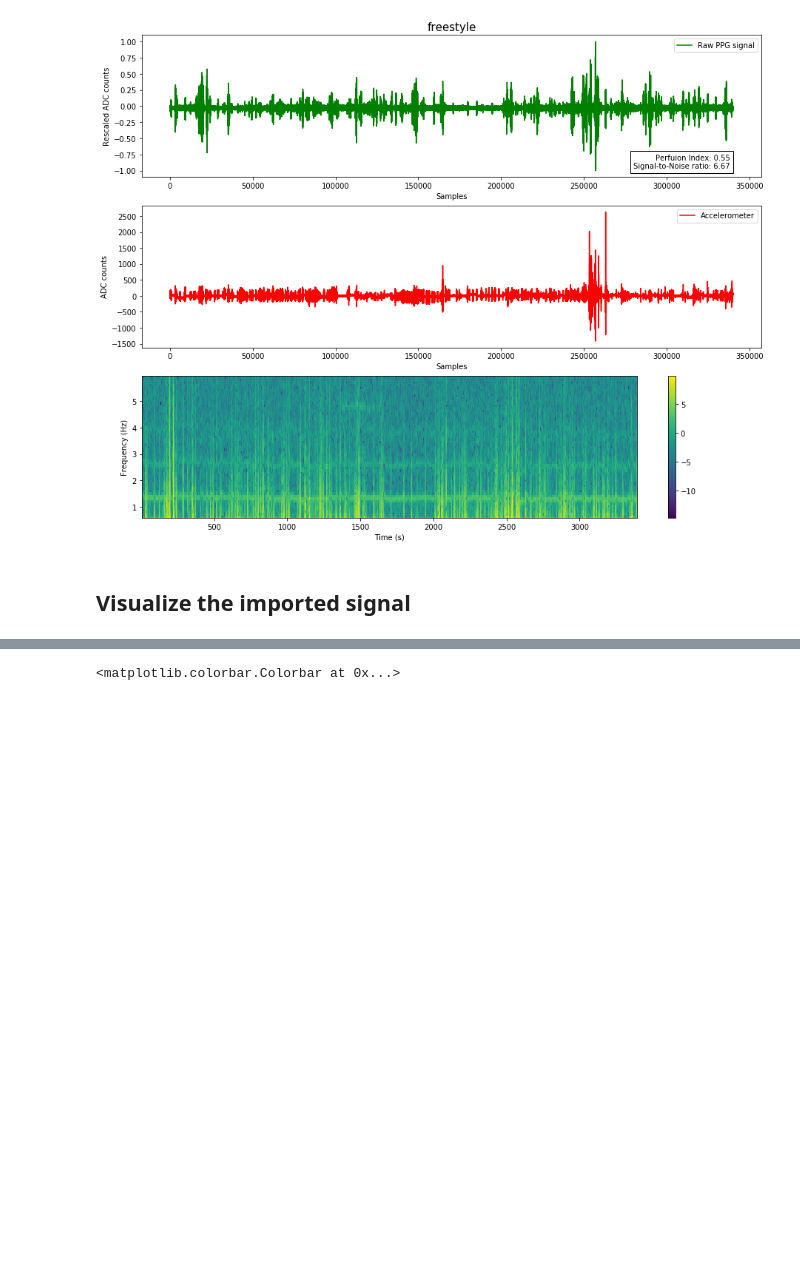
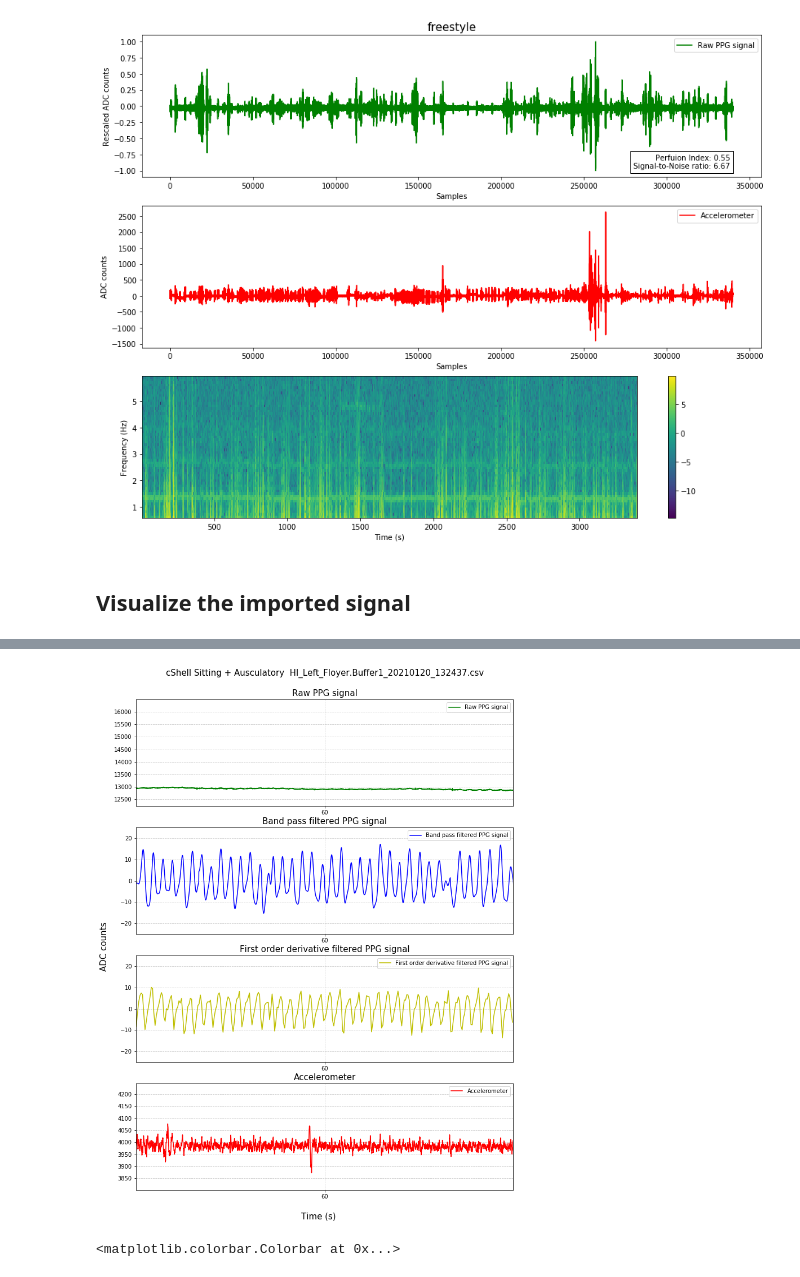
Before and after one commit to supertime1/PPG_DSP, a Jupyter notebook: PPG_DSP.ipynb, the cells around one changed output, grey strips where cells are left out. Drawn from its saved outputs; the diff is of its cells as text; code cells hidden in the pictures; blank space fills up the shorter version.

```diff
--- a/PPG_DSP.ipynb
+++ b/PPG_DSP.ipynb
@@ -370,3 +384,11 @@ plot_ps2_acc(file_path, file_name, [1.75,2.25],
+# %%
+file_path = "C:/Users/57lzhang.US04WW4008/Downloads/OneDrive_2021-01-25/Test 2/MiA Test 2/cShell"
+file_name = "cShell Sitting + Ausculatory  HI_Left_Floyer.Buffer1_20210120_132437.csv"
+data_path = os.path.join(file_path, file_name)
+plot_ps2_acc(file_path, file_name, [0.75,1.25],
+             view_in_time=True, zoom_in=True)
+# %% [output]
+[figure, added]
 # %%
 #filter_ps2 = bw_filter(ps2, 100, cf_low=0.5, cf_high=3, filter_type='band', order=4)
 ppg_freqs, ppg_time, ppg_Sx = scipy.signal.spectrogram(filter_ps2,fs=100, window='hanning',nperseg=1024, noverlap=0, detrend=False, scaling='spectrum')
```
Also changed, not shown: parts of 4 cells of this notebook.
